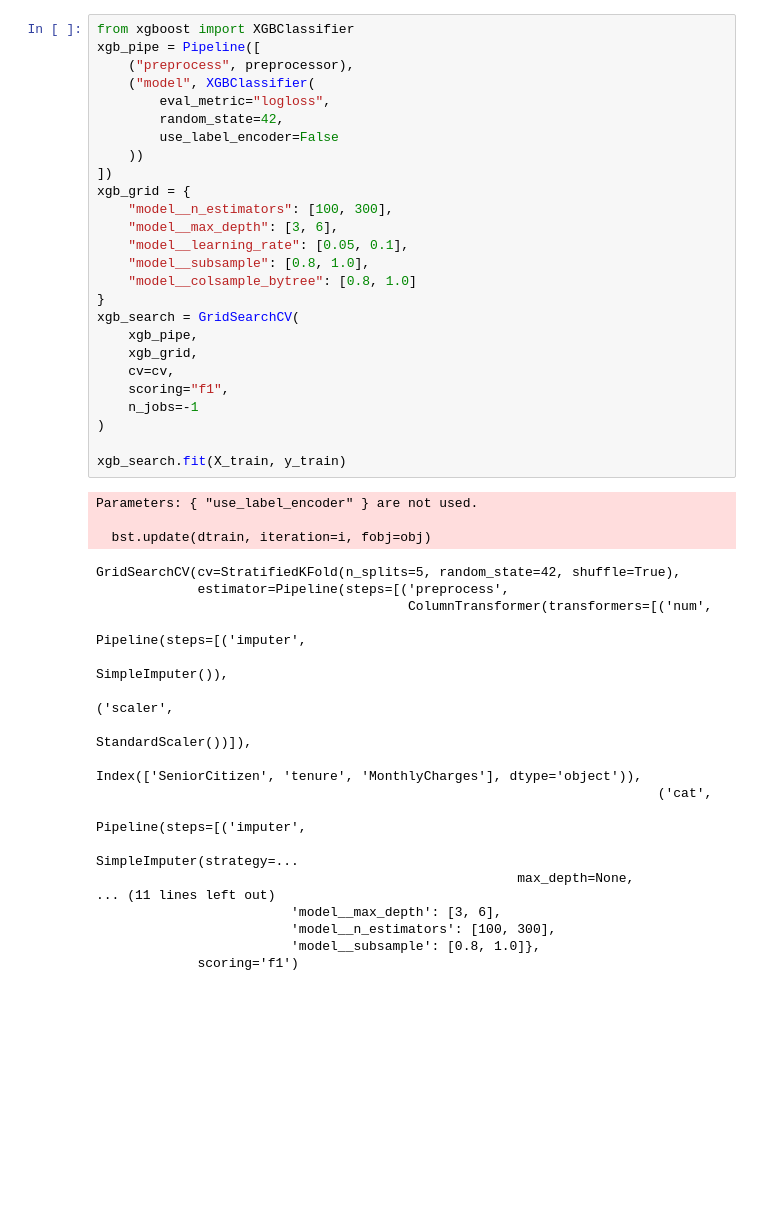
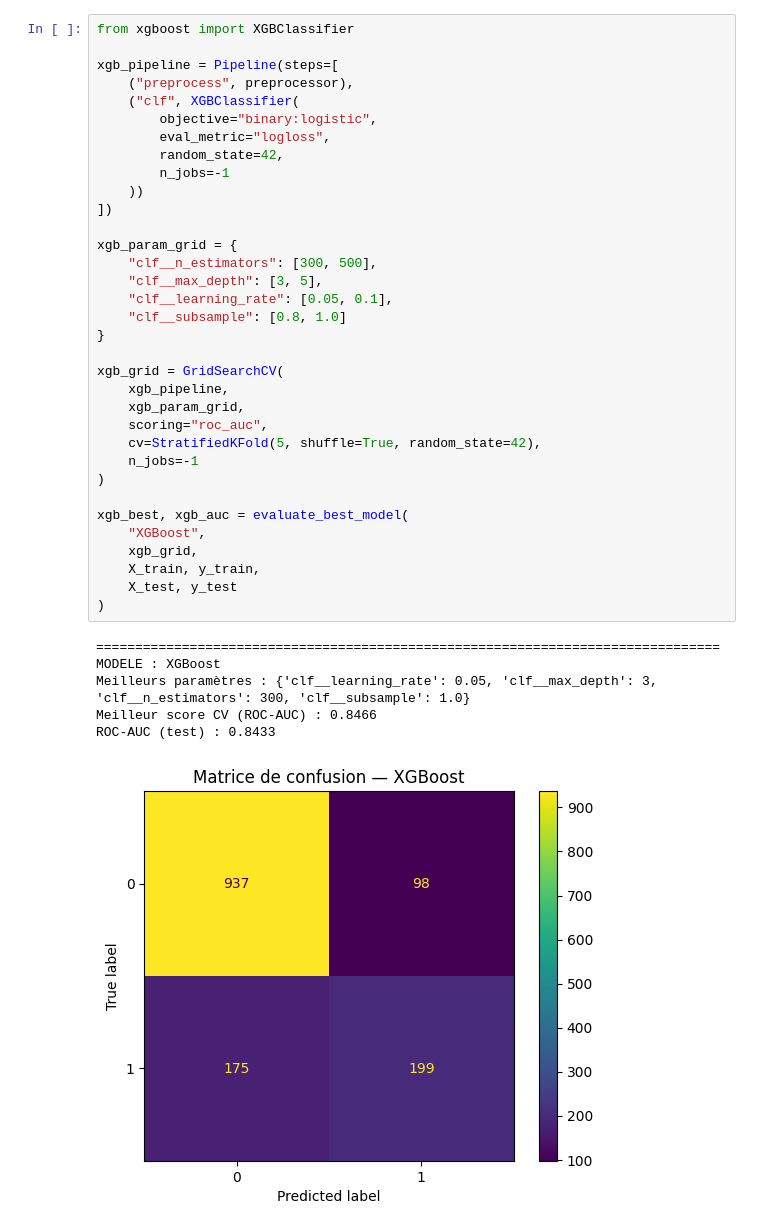
Before and after one commit to homba1999/ML, a Jupyter notebook: Projet churn.ipynb, the cells around one changed output. Drawn from its saved outputs; the diff is of its cells as text; blank space fills up the shorter version.

```diff
--- a/Projet churn.ipynb
+++ b/Projet churn.ipynb
@@ -260,47 +324,41 @@ GridSearchCV(cv=StratifiedKFold(n_splits=5, random_state=42, shuffle=True),
 # %%
 from xgboost import XGBClassifier
-xgb_pipe = Pipeline([
+
+xgb_pipeline = Pipeline(steps=[
     ("preprocess", preprocessor),
-    ("model", XGBClassifier(
+    ("clf", XGBClassifier(
+        objective="binary:logistic",
         eval_metric="logloss",
         random_state=42,
-        use_label_encoder=False
+        n_jobs=-1
     ))
 ])
-xgb_grid = {
-    "model__n_estimators": [100, 300],
-    "model__max_depth": [3, 6],
-    "model__learning_rate": [0.05, 0.1],
-    "model__subsample": [0.8, 1.0],
-    "model__colsample_bytree": [0.8, 1.0]
+
+xgb_param_grid = {
+    "clf__n_estimators": [300, 500],
+    "clf__max_depth": [3, 5],
+    "clf__learning_rate": [0.05, 0.1],
+    "clf__subsample": [0.8, 1.0]
 }
-xgb_search = GridSearchCV(
-    xgb_pipe,
-    xgb_grid,
-    cv=cv,
-    scoring="f1",
+
+xgb_grid = GridSearchCV(
+    xgb_pipeline,
+    xgb_param_grid,
+    scoring="roc_auc",
+    cv=StratifiedKFold(5, shuffle=True, random_state=42),
     n_jobs=-1
 )
 
-xgb_search.fit(X_train, y_train)
+xgb_best, xgb_auc = evaluate_best_model(
+    "XGBoost",
+    xgb_grid,
+    X_train, y_train,
+    X_test, y_test
+)
 # %% [output]
-Parameters: { "use_label_encoder" } are not used.
-
-  bst.update(dtrain, iteration=i, fobj=obj)
+================================================================================
+MODELE : XGBoost
+Meilleurs paramètres : {'clf__learning_rate': 0.05, 'clf__max_depth': 3, 'clf__n_estimators': 300, 'clf__subsample': 1.0}
+Meilleur score CV (ROC-AUC) : 0.8466
+ROC-AUC (test) : 0.8433
-GridSearchCV(cv=StratifiedKFold(n_splits=5, random_state=42, shuffle=True),
-             estimator=Pipeline(steps=[('preprocess',
-                                        ColumnTransformer(transformers=[('num',
-                                                                         Pipeline(steps=[('imputer',
-                                                                                          SimpleImputer()),
-                                                                                         ('scaler',
-                                                                                          StandardScaler())]),
-                                                                         Index(['SeniorCitizen', 'tenure', 'MonthlyCharges'], dtype='object')),
-                                                                        ('cat',
-                                                                         Pipeline(steps=[('imputer',
-                                                                                          SimpleImputer(strategy=...
-                                                      max_depth=None,
-... (11 lines left out)
-                         'model__max_depth': [3, 6],
-                         'model__n_estimators': [100, 300],
-                         'model__subsample': [0.8, 1.0]},
-             scoring='f1')
+[figure, added]
```
Also changed, not shown: parts of 27 cells of this notebook.
